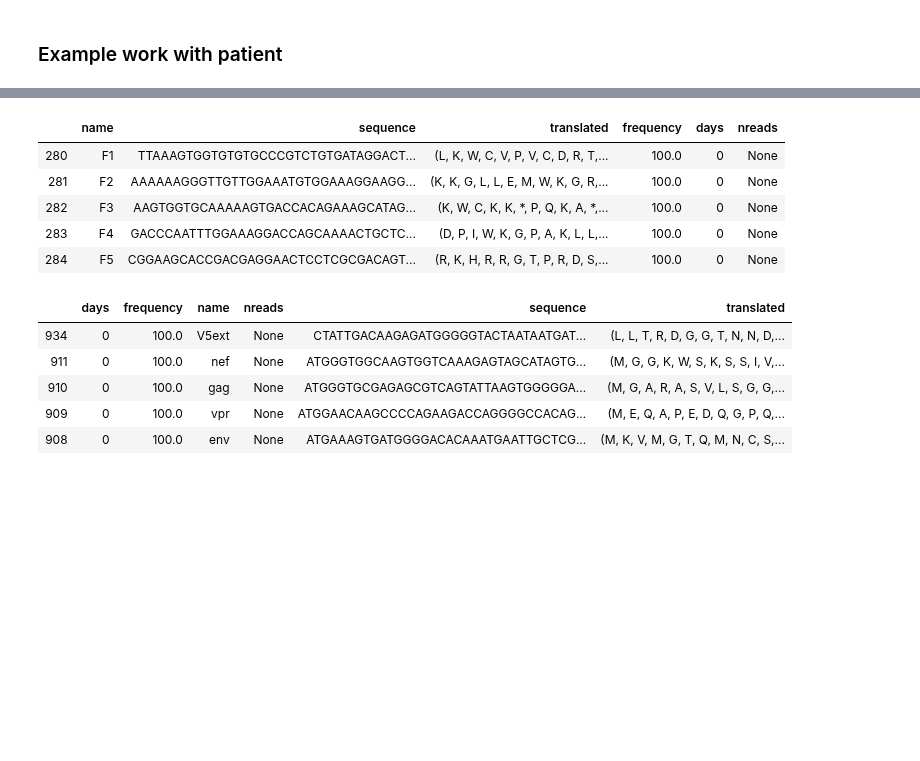
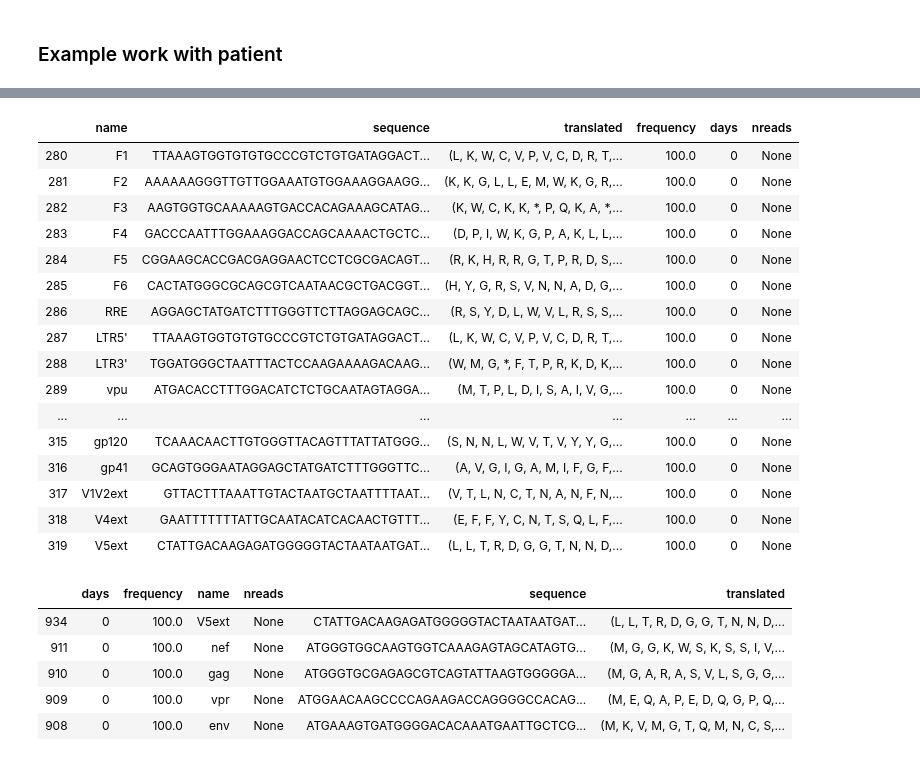
Before and after one commit to tsvvas/hiv_project, a Jupyter notebook: Example_classification.ipynb, the cells around one changed output, grey strips where cells are left out. Saved outputs shown, nothing was run; the diff lists cells and outputs as text; code cells hidden in the pictures; blank space fills up the shorter version.

```diff
--- a/Example_classification.ipynb
+++ b/Example_classification.ipynb
@@ -56,20 +67,31 @@ patient.regions.region.head(5)
 # %%
 # unfortunately now we need look at reference separetly, but we will implement this in future
 
 # loading all references
 patients_all_ref = patients_data.Reference('data/references/')
 
 # getting our patient
 pat_ref = patients_all_ref.get_patient('p1')
 
-pat_ref.head(5)
+pat_ref
 # %% [output]
 |  | name | sequence | translated | frequency | days | nreads |
 | 280 | F1 | TTAAAGTGGTGTGTGCCCGTCTGTGATAGGACT... | (L, K, W, C, V, P, V, C, D, R, T,... | 100.0 | 0 | None |
 | 281 | F2 | AAAAAAGGGTTGTTGGAAATGTGGAAAGGAAGG... | (K, K, G, L, L, E, M, W, K, G, R,... | 100.0 | 0 | None |
 | 282 | F3 | AAGTGGTGCAAAAAGTGACCACAGAAAGCATAG... | (K, W, C, K, K, *, P, Q, K, A, *,... | 100.0 | 0 | None |
 | 283 | F4 | GACCCAATTTGGAAAGGACCAGCAAAACTGCTC... | (D, P, I, W, K, G, P, A, K, L, L,... | 100.0 | 0 | None |
 | 284 | F5 | CGGAAGCACCGACGAGGAACTCCTCGCGACAGT... | (R, K, H, R, R, G, T, P, R, D, S,... | 100.0 | 0 | None |
+| 285 | F6 | CACTATGGGCGCAGCGTCAATAACGCTGACGGT... | (H, Y, G, R, S, V, N, N, A, D, G,... | 100.0 | 0 | None |
+| 286 | RRE | AGGAGCTATGATCTTTGGGTTCTTAGGAGCAGC... | (R, S, Y, D, L, W, V, L, R, S, S,... | 100.0 | 0 | None |
+| 287 | LTR5' | TTAAAGTGGTGTGTGCCCGTCTGTGATAGGACT... | (L, K, W, C, V, P, V, C, D, R, T,... | 100.0 | 0 | None |
+| 288 | LTR3' | TGGATGGGCTAATTTACTCCAAGAAAAGACAAG... | (W, M, G, *, F, T, P, R, K, D, K,... | 100.0 | 0 | None |
+| 289 | vpu | ATGACACCTTTGGACATCTCTGCAATAGTAGGA... | (M, T, P, L, D, I, S, A, I, V, G,... | 100.0 | 0 | None |
+| ... | ... | ... | ... | ... | ... | ... |
+| 315 | gp120 | TCAAACAACTTGTGGGTTACAGTTTATTATGGG... | (S, N, N, L, W, V, T, V, Y, Y, G,... | 100.0 | 0 | None |
+| 316 | gp41 | GCAGTGGGAATAGGAGCTATGATCTTTGGGTTC... | (A, V, G, I, G, A, M, I, F, G, F,... | 100.0 | 0 | None |
+| 317 | V1V2ext | GTTACTTTAAATTGTACTAATGCTAATTTTAAT... | (V, T, L, N, C, T, N, A, N, F, N,... | 100.0 | 0 | None |
+| 318 | V4ext | GAATTTTTTTATTGCAATACATCACAACTGTTT... | (E, F, F, Y, C, N, T, S, Q, L, F,... | 100.0 | 0 | None |
+| 319 | V5ext | CTATTGACAAGAGATGGGGGTACTAATAATGAT... | (L, L, T, R, D, G, G, T, N, N, D,... | 100.0 | 0 | None |
 # %%
 # Let's concatenate DFs, this is already implemented in quantative analysis, don't worry :)
 
```
Also changed, not shown: parts of 1 cell of this notebook.
